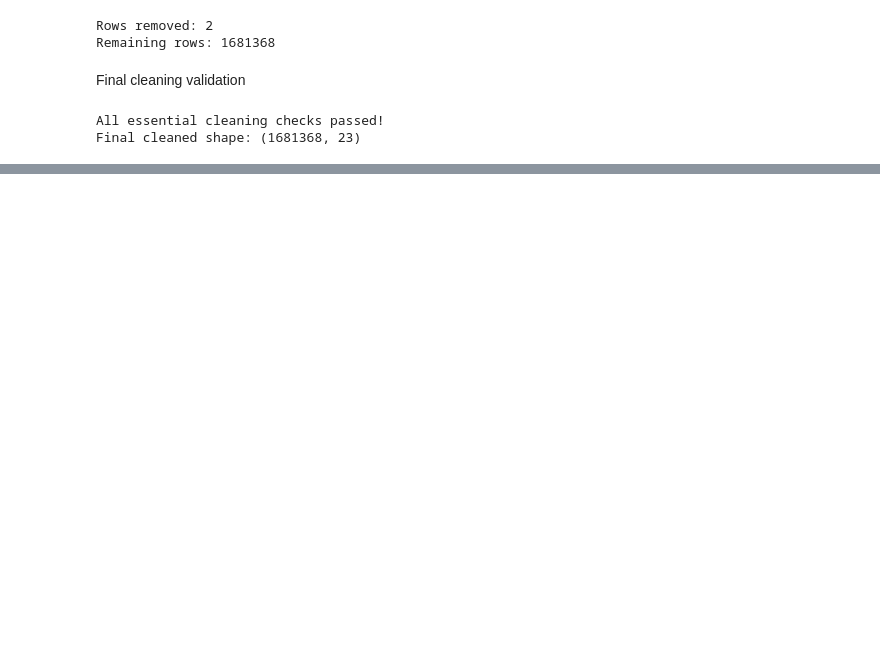
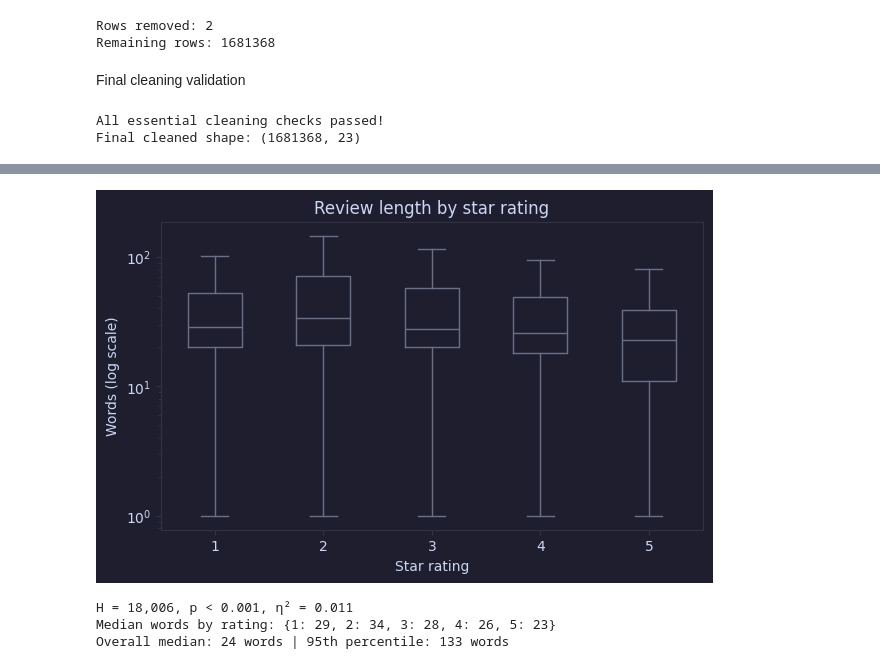
Before and after one commit to devanshmayatra/revvue, a Jupyter notebook: Checkpoint-02.ipynb, the cells around one changed output, grey strips where cells are left out. Drawn from its saved outputs; the diff is of its cells as text; code cells hidden in the pictures; blank space fills up the shorter version.

```diff
--- a/Checkpoint-02.ipynb
+++ b/Checkpoint-02.ipynb
@@ -528,0 +640,19 @@ Final cleaned shape: (1681368, 23)
+# %%
+groups = [eda.loc[eda["rating"] == r, "words"] for r in range(1, 6)]
+H, p = kruskal(*groups)
+eta2 = (H - 5 + 1) / (len(eda) - 5)
+
+fig, ax = plt.subplots(figsize=(7, 4))
+ax.boxplot(groups, showfliers=False)
+ax.set_yscale("log")
+ax.set(title="Review length by star rating", xlabel="Star rating", ylabel="Words (log scale)")
+plt.show()
+
+print(f"H = {H:,.0f}, {fmt_p(p)}, η² = {eta2:.3f}")
+print("Median words by rating:", eda.groupby("rating")["words"].median().astype(int).to_dict())
+print(f"Overall median: {eda['words'].median():.0f} words | 95th percentile: {eda['words'].quantile(0.95):.0f} words")
+# %% [output]
+[figure, added]
+H = 18,006, p < 0.001, η² = 0.011
+Median words by rating: {1: 29, 2: 34, 3: 28, 4: 26, 5: 23}
+Overall median: 24 words | 95th percentile: 133 words
```
Also changed, not shown: parts of 22 cells of this notebook.
